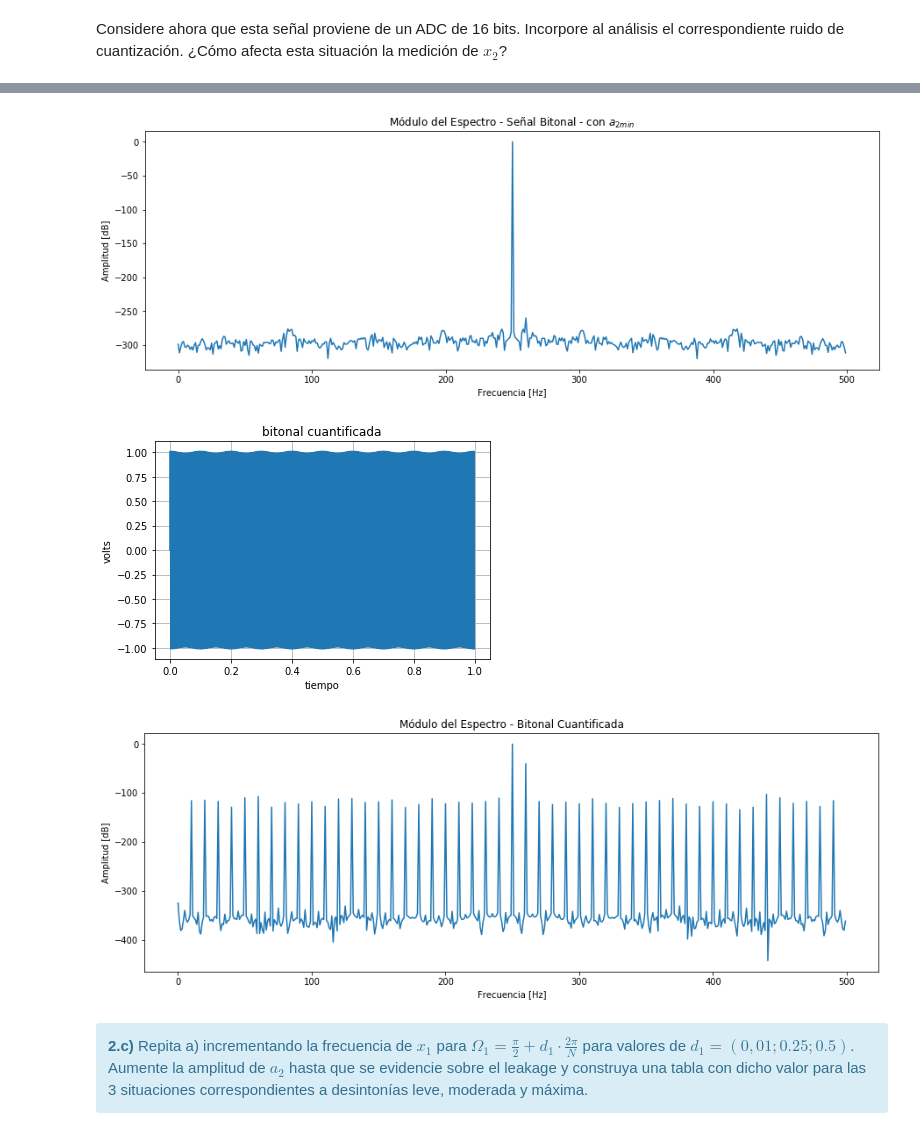
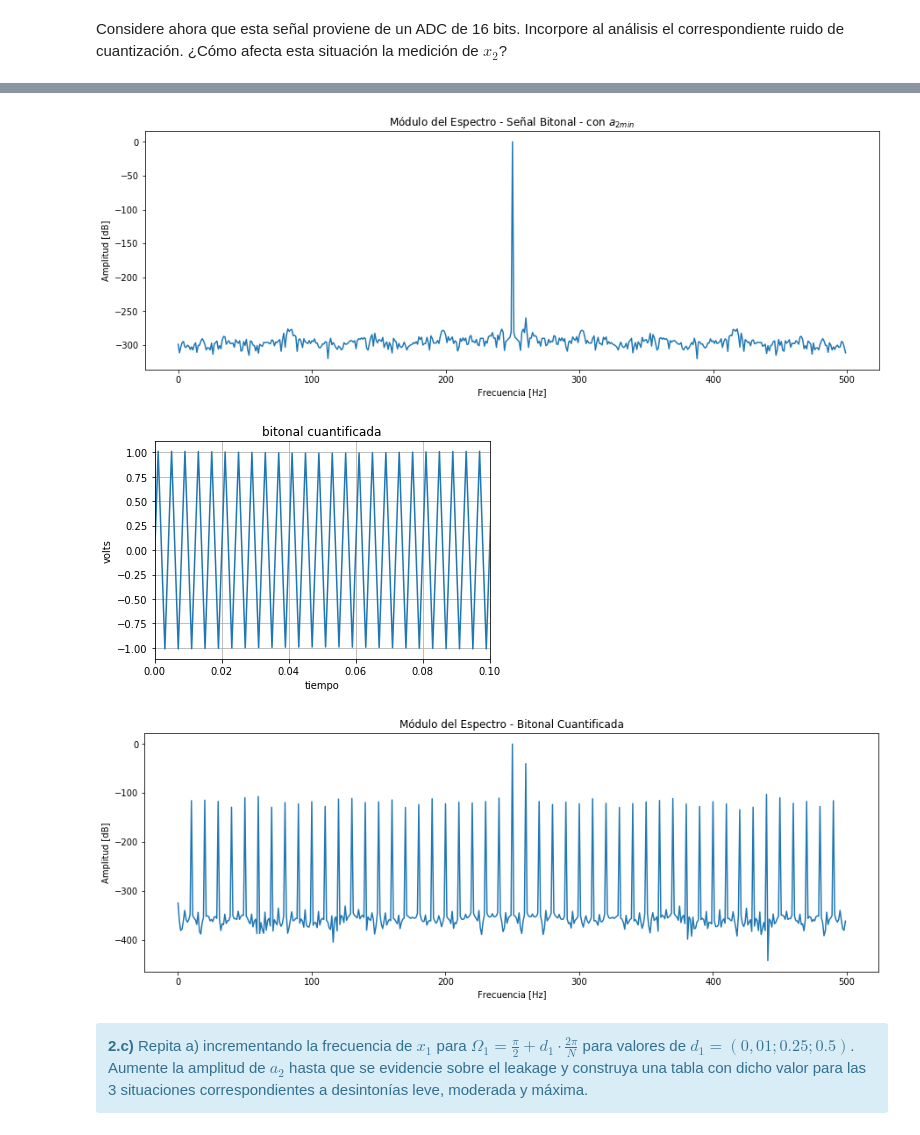
Before and after one commit to Sidorczuk/DSP, a Jupyter notebook: TP2-Ventanas-Sidorczuk-Nicolas.ipynb, the cells around one changed output, grey strips where cells are left out. Drawn from its saved outputs; the diff is of its cells as text; code cells hidden in the pictures.

```diff
--- a/TP2-Ventanas-Sidorczuk-Nicolas.ipynb
+++ b/TP2-Ventanas-Sidorczuk-Nicolas.ipynb
@@ -276,23 +276,25 @@ Considere ahora que esta señal proviene de un ADC de 16 bits. Incorpore al aná
 # %%
 a2min = 1e-13 * 1 # 2.b)
 t,s2 = Senoidal_Generator(fs,(Om2*FF),N,a2min,p0)
 S_2 = s1+s2
 
 E,f = Analizador_de_Espectro(S_2,N,Ts)
 PrintModule(f,E,0,N/2,15,5,"Señal Bitonal - con $a_{2min}$",'plot','log')
 #####################################################
 n = 16 # 16bits
 Sq = quant(S,n)
 Sq /= ((2**(n-1))-1)*0.9
 PrintArb(t,Sq,'tiempo','volts','bitonal cuantificada')
+axes = plt.gca()
+axes.set_xlim([0,0.1])
 E,f = Analizador_de_Espectro(Sq,N,Ts)
 for i in range(N):
     if E[0][i] == 0:
         E[0][i] = 1e-12
 PrintModule(f,E,0,N/2,15,5,"Bitonal Cuantificada",'plot','log')
 # %% [output]
 [figure]
-[figure, old version]
+[figure, new version]
 [figure]
 # %% [markdown]
 <div class="alert alert-block alert-info">
```
Also changed, not shown: parts of 6 cells of this notebook.
